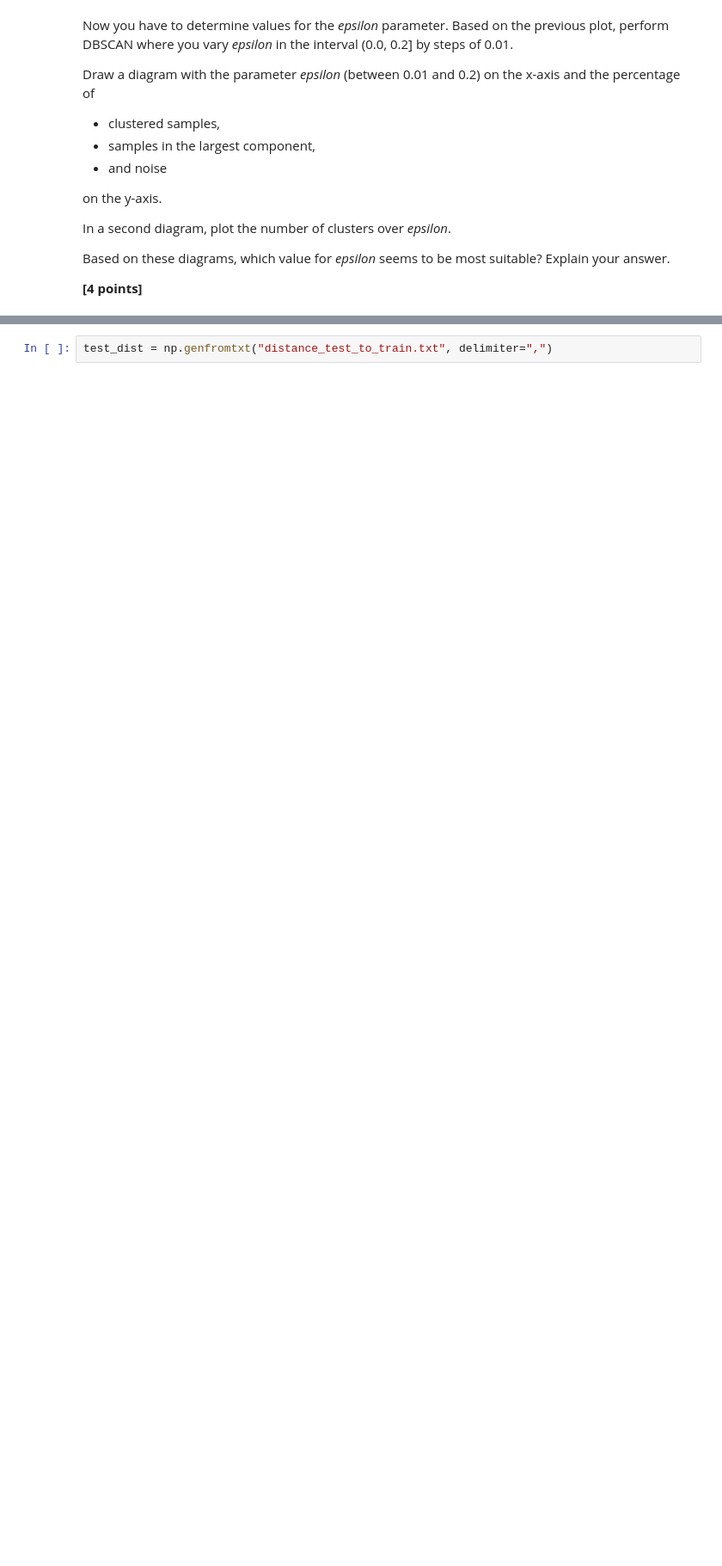
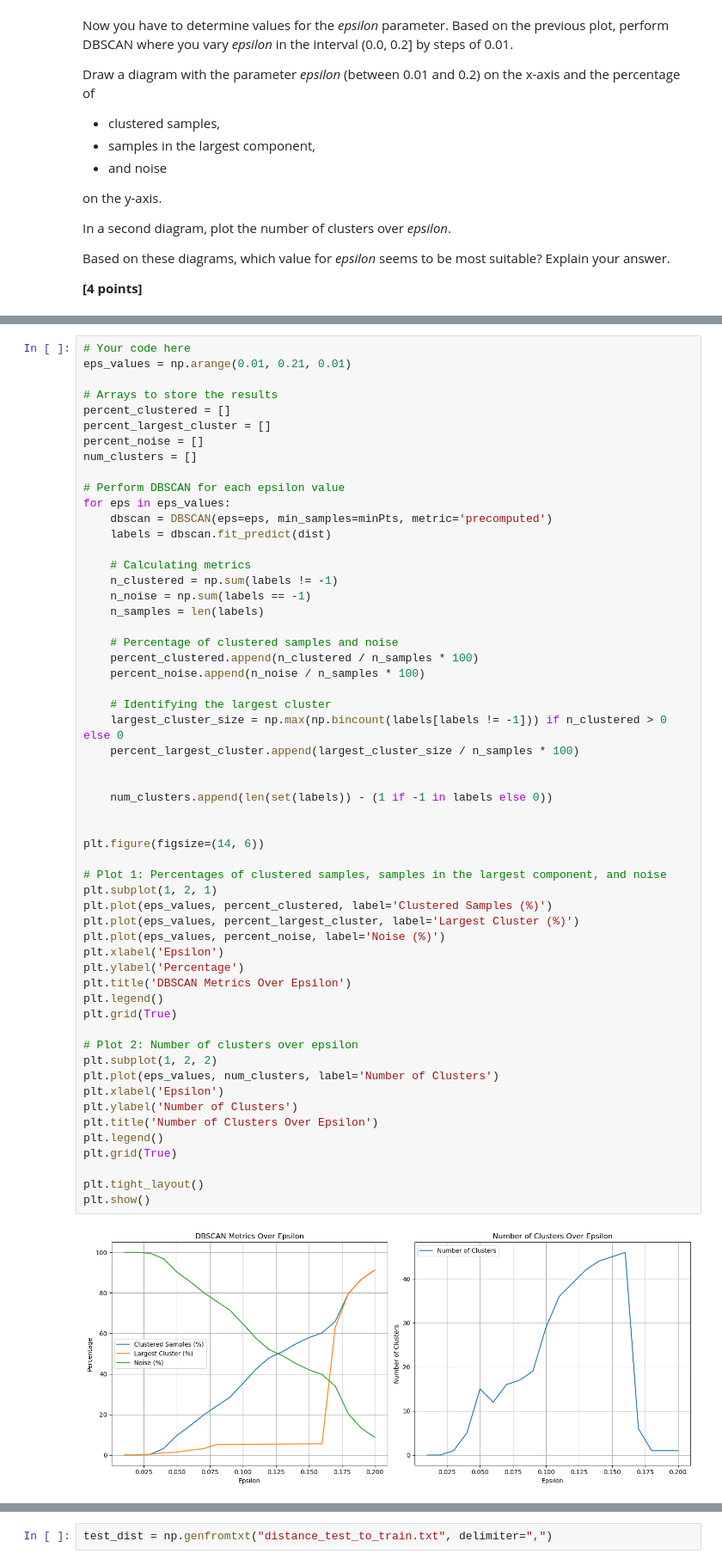
Before and after one commit to tianxj1996/IDS_ASS1, a Jupyter notebook: IDS_WS23_Assignment_part_1-student.ipynb, the cells around one changed output, grey strips where cells are left out. Shown at 86% size. Cells and saved outputs as stored; diff of their text form; blank space fills up the shorter version.

```diff
--- a/IDS_WS23_Assignment_part_1-student.ipynb
+++ b/IDS_WS23_Assignment_part_1-student.ipynb
@@ -912,0 +947,58 @@ Based on these diagrams, which value for *epsilon* seems to be most suitable? Ex
+# %%
+# Your code here
+eps_values = np.arange(0.01, 0.21, 0.01)
+
+# Arrays to store the results
+percent_clustered = []
+percent_largest_cluster = []
+percent_noise = []
+num_clusters = []
+
+# Perform DBSCAN for each epsilon value
+for eps in eps_values:
+    dbscan = DBSCAN(eps=eps, min_samples=minPts, metric='precomputed')
+    labels = dbscan.fit_predict(dist)
+
+    # Calculating metrics
+    n_clustered = np.sum(labels != -1)
+    n_noise = np.sum(labels == -1)
+    n_samples = len(labels)
+
+    # Percentage of clustered samples and noise
+    percent_clustered.append(n_clustered / n_samples * 100)
+    percent_noise.append(n_noise / n_samples * 100)
+
+    # Identifying the largest cluster
+    largest_cluster_size = np.max(np.bincount(labels[labels != -1])) if n_clustered > 0 else 0
+    percent_largest_cluster.append(largest_cluster_size / n_samples * 100)
+
+
+    num_clusters.append(len(set(labels)) - (1 if -1 in labels else 0))
+
+
+plt.figure(figsize=(14, 6))
+
+# Plot 1: Percentages of clustered samples, samples in the largest component, and noise
+plt.subplot(1, 2, 1)
+plt.plot(eps_values, percent_clustered, label='Clustered Samples (%)')
+plt.plot(eps_values, percent_largest_cluster, label='Largest Cluster (%)')
+plt.plot(eps_values, percent_noise, label='Noise (%)')
+plt.xlabel('Epsilon')
+plt.ylabel('Percentage')
+plt.title('DBSCAN Metrics Over Epsilon')
+plt.legend()
+plt.grid(True)
+
+# Plot 2: Number of clusters over epsilon
+plt.subplot(1, 2, 2)
+plt.plot(eps_values, num_clusters, label='Number of Clusters')
+plt.xlabel('Epsilon')
+plt.ylabel('Number of Clusters')
+plt.title('Number of Clusters Over Epsilon')
+plt.legend()
+plt.grid(True)
+
+plt.tight_layout()
+plt.show()
+# %% [output]
+[figure, added]
```
Also changed, not shown: parts of 44 cells of this notebook.
